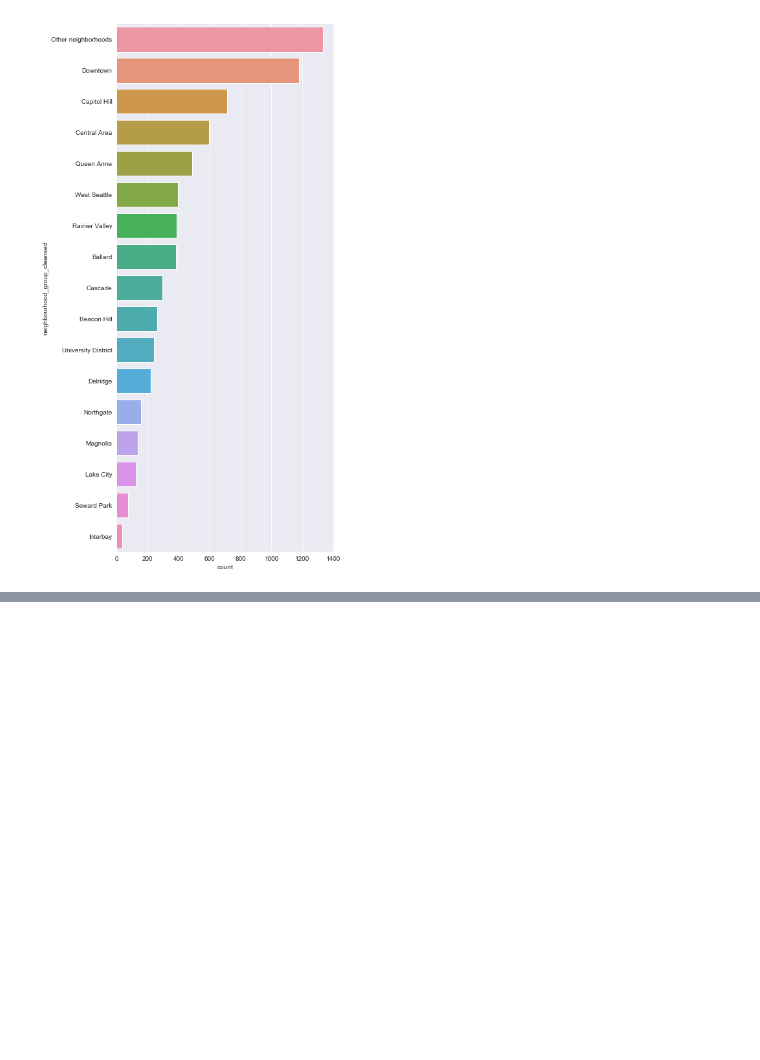
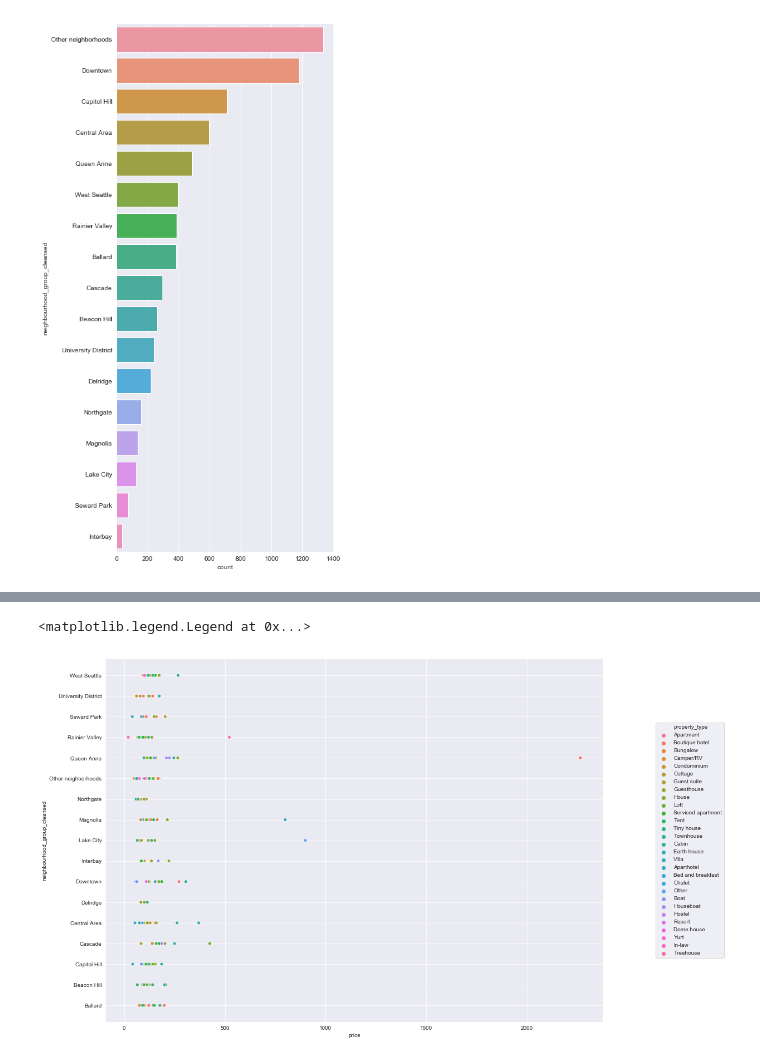
Before and after one commit to kirti-chaudhari/SpringBoard_DataScience_Career, a Jupyter notebook: CapstoneProject/AirbnbProject.ipynb, the cells around one changed output, grey strips where cells are left out. Drawn from its saved outputs; the diff is of its cells as text; code cells hidden in the pictures; blank space fills up the shorter version.

```diff
--- a/CapstoneProject/AirbnbProject.ipynb
+++ b/CapstoneProject/AirbnbProject.ipynb
@@ -327,0 +376,3 @@ Name: available, dtype: int64
+# %%
+df_price_distribution = merged_df[['neighbourhood_group_cleansed','property_type','price']]
+df_price_distribution.head()
@@ -327,0 +394,3 @@ Name: available, dtype: int64
+# %%
+df_price_distribution=df_price_distribution.groupby(['neighbourhood_group_cleansed', 'property_type']).mean().reset_index()
+df_price_distribution
@@ -327,0 +411,8 @@ Name: available, dtype: int64
+# %%
+f,ax=plt.subplots(figsize=(16,12))
+ax=sns.scatterplot(x="price",y="neighbourhood_group_cleansed",data=df_price_distribution,hue="property_type")
+#Set Legend outside plot
+ax.legend(loc='center right',bbox_to_anchor=(1.25,0.5),ncol=1)
+# %% [output]
+<matplotlib.legend.Legend at 0x...>
+[figure, added]
```
Also changed, not shown: parts of 22 cells of this notebook.
